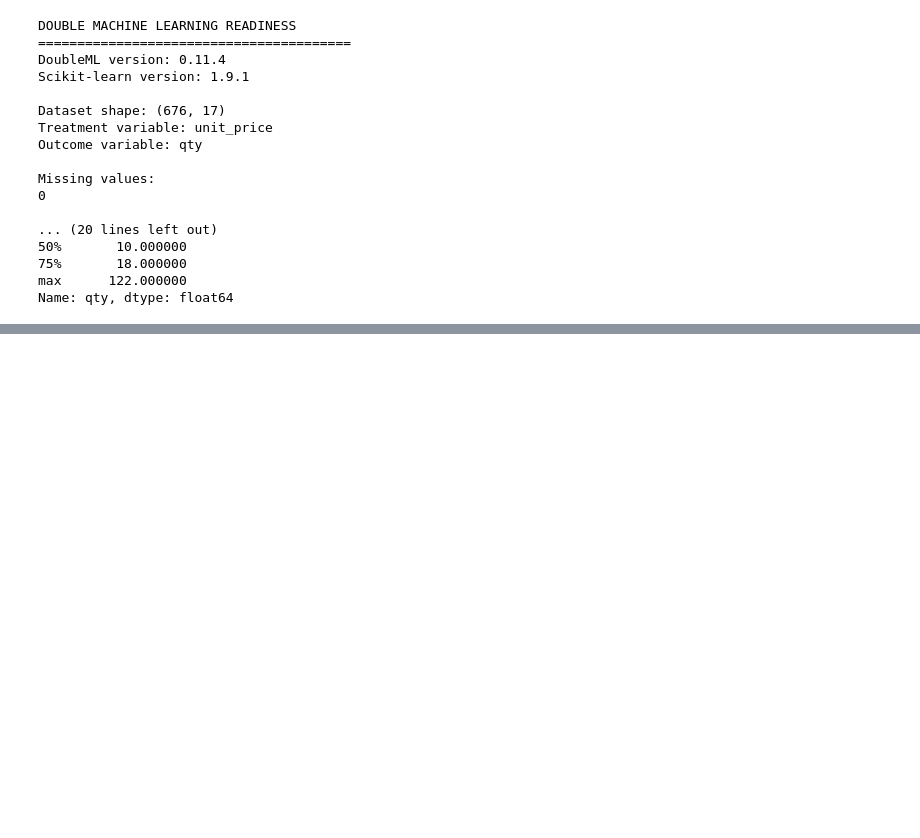
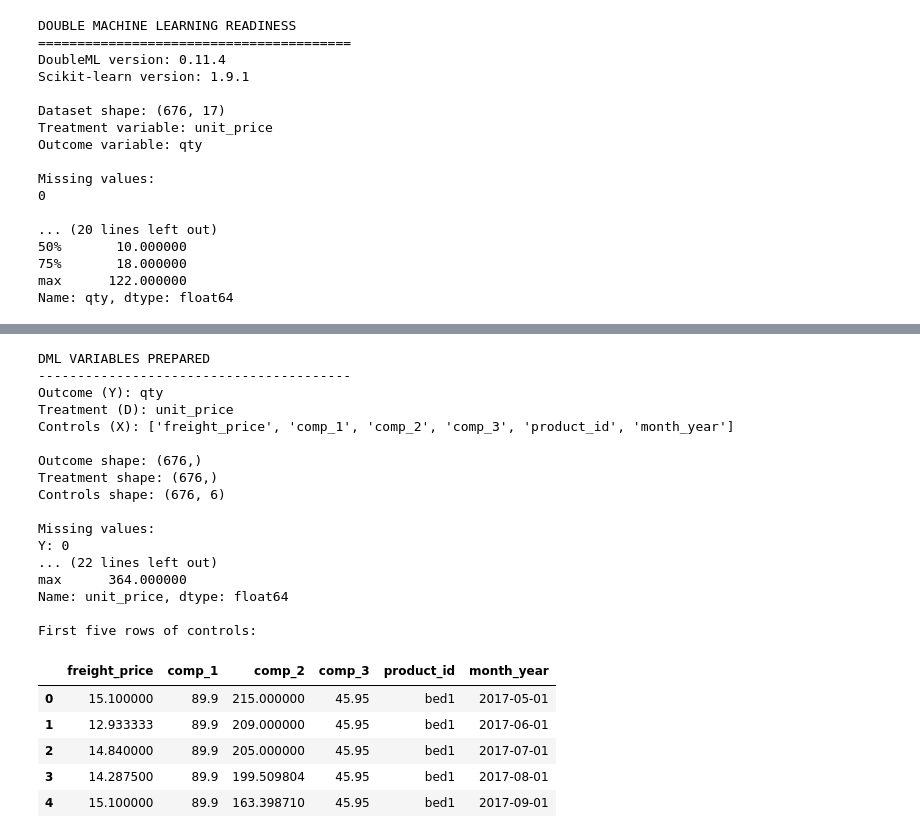
Before and after one commit to tusharkamble2127/EconoCausal, a Jupyter notebook: notebooks/01_dataset_and_eda.ipynb, the cells around one changed output, grey strips where cells are left out. Saved outputs shown, nothing was run; the diff lists cells and outputs as text; code cells hidden in the pictures; blank space fills up the shorter version.

```diff
--- a/notebooks/01_dataset_and_eda.ipynb
+++ b/notebooks/01_dataset_and_eda.ipynb
@@ -3837,0 +4066,68 @@ Name: qty, dtype: float64
+# %%
+# STEP 68E: DEFINE THE DML VARIABLES
+
+# 1. Define the outcome and treatment
+Y = model_df["qty"].astype(float)
+D = model_df["unit_price"].astype(float)
+
+# 2. Define candidate control variables
+control_columns = [
+    "freight_price",
+    "comp_1",
+    "comp_2",
+    "comp_3",
+    "product_id",
+    "month_year",
+]
+
+X = model_df[control_columns].copy()
+
+# 3. Display the results
+print("DML VARIABLES PREPARED")
+print("-" * 40)
+
+print("Outcome (Y):", Y.name)
+print("Treatment (D):", D.name)
+print("Controls (X):", X.columns.tolist())
+
+print("\nOutcome shape:", Y.shape)
+print("Treatment shape:", D.shape)
+print("Controls shape:", X.shape)
+
+print("\nMissing values:")
+print("Y:", Y.isnull().sum())
+print("D:", D.isnull().sum())
+print("X:", X.isnull().sum().sum())
+
+print("\nOutcome statistics:")
+print(Y.describe())
+
+print("\nTreatment statistics:")
+print(D.describe())
+
+print("\nFirst five rows of controls:")
+display(X.head())
+# %% [output]
+DML VARIABLES PREPARED
+----------------------------------------
+Outcome (Y): qty
+Treatment (D): unit_price
+Controls (X): ['freight_price', 'comp_1', 'comp_2', 'comp_3', 'product_id', 'month_year']
+
+Outcome shape: (676,)
+Treatment shape: (676,)
+Controls shape: (676, 6)
+
+Missing values:
+Y: 0
+... (22 lines left out)
+max      364.000000
+Name: unit_price, dtype: float64
+
+First five rows of controls:
+|  | freight_price | comp_1 | comp_2 | comp_3 | product_id | month_year |
+| 0 | 15.100000 | 89.9 | 215.000000 | 45.95 | bed1 | 2017-05-01 |
+| 1 | 12.933333 | 89.9 | 209.000000 | 45.95 | bed1 | 2017-06-01 |
+| 2 | 14.840000 | 89.9 | 205.000000 | 45.95 | bed1 | 2017-07-01 |
+| 3 | 14.287500 | 89.9 | 199.509804 | 45.95 | bed1 | 2017-08-01 |
+| 4 | 15.100000 | 89.9 | 163.398710 | 45.95 | bed1 | 2017-09-01 |
```
Also changed, not shown: parts of 43 cells of this notebook.
